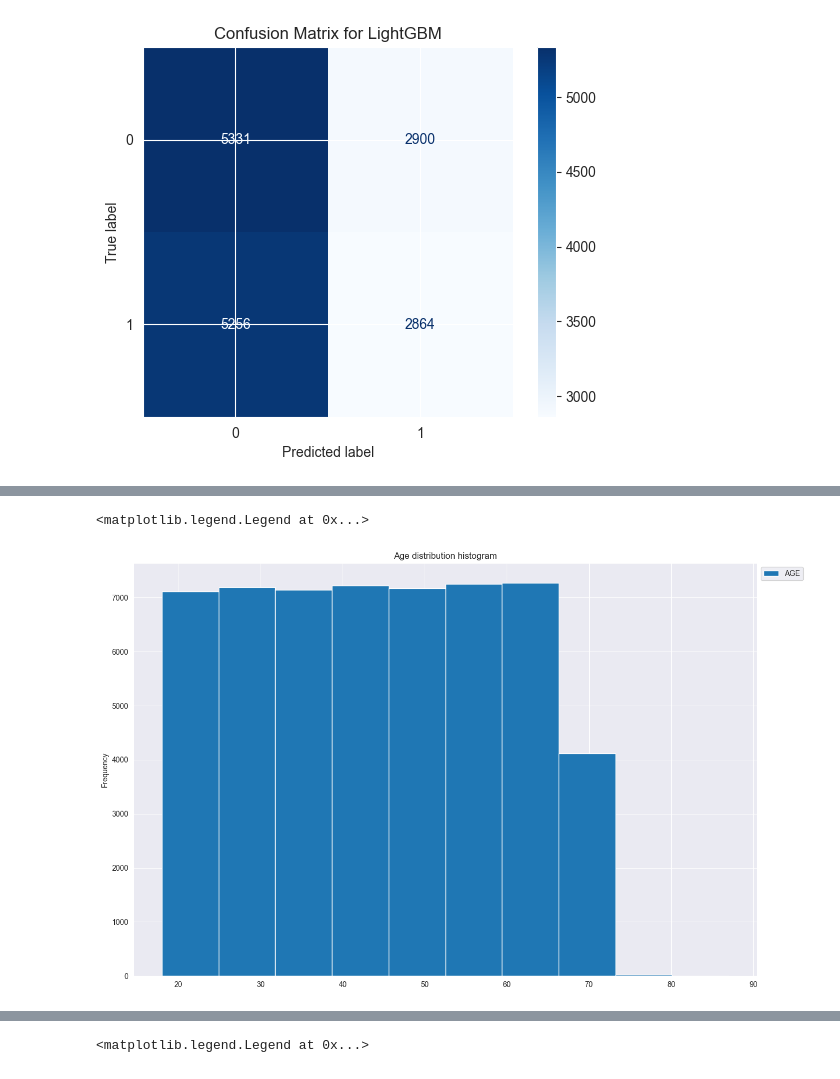
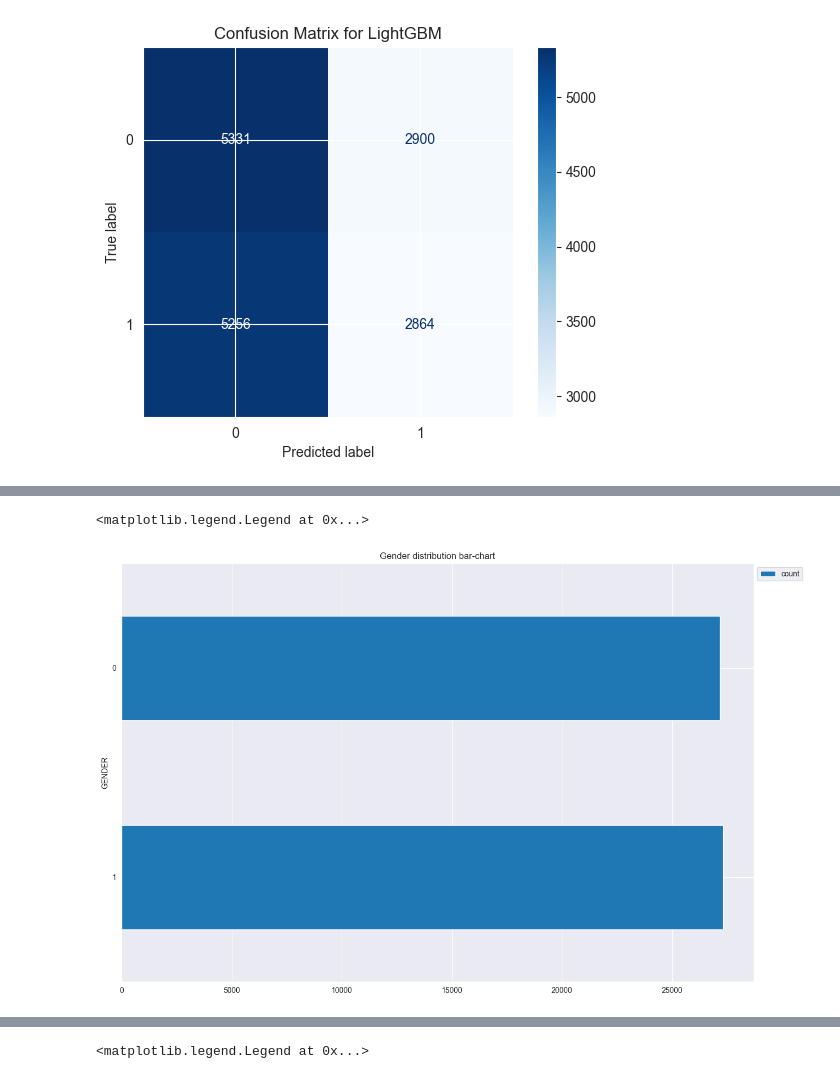
Before and after one commit to Souz0/FYP, a Jupyter notebook: Database_1.ipynb, the cells around one changed output, grey strips where cells are left out. Saved outputs shown, nothing was run; the diff lists cells and outputs as text; code cells hidden in the pictures.

```diff
--- a/Database_1.ipynb
+++ b/Database_1.ipynb
@@ -448,7 +473,7 @@ agePlot1.legend(loc='upper left', bbox_to_anchor=(1, 1))
 # %%
-agePlot2 = df['AGE'].plot(kind = 'hist',title = "Age distribution histogram", figsize=(15,10), legend = True, bins=10)
-agePlot2.legend(loc='upper left', bbox_to_anchor=(1, 1))
+genderPlot2 = df['GENDER'].value_counts().plot(kind = 'barh',title = "Gender distribution bar-chart", figsize=(15,10))
+genderPlot2.legend(loc='upper left', bbox_to_anchor=(1, 1))
 # %% [output]
 <matplotlib.legend.Legend at 0x...>
-[figure, old version]
+[figure, new version]
 # %%
```
Also changed, not shown: parts of 16 cells of this notebook, 2 other files.
